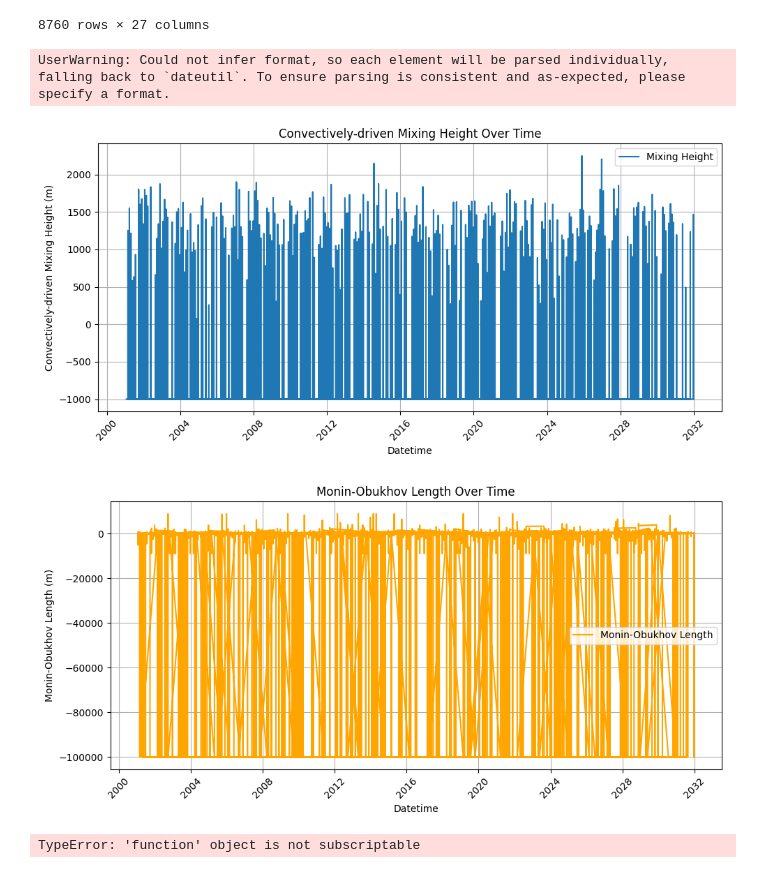
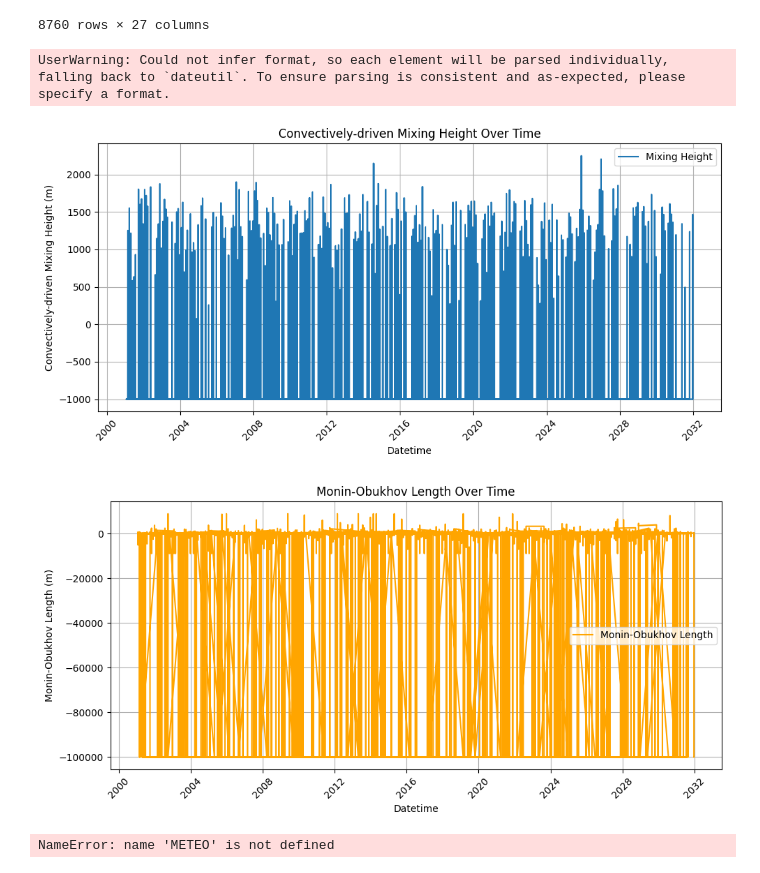
Before and after one commit to anapietroski/Controle_AnaPietroski, a Jupyter notebook: Atividade02_Ana_e_Barbara.ipynb, the cells around one changed output. Cells and saved outputs as stored; diff of their text form; code cells hidden in the pictures.

```diff
--- a/Atividade02_Ana_e_Barbara.ipynb
+++ b/Atividade02_Ana_e_Barbara.ipynb
@@ -654,41 +654,47 @@ df['datetime'] = df.apply(lambda row: f"{convert_year(row['year'])}-{row['month'
 df['datetime'] = pd.to_datetime(df['datetime'])
 
 # Ajustar datas onde a hora foi 00 para o próximo dia
-df.loc[df['hour'] == 24, 'datetime'] += pd.Timedelta(days=1)
+df.loc[df['hour'] == 2024, 'datetime'] += pd.Timedelta(days=1)
 
 # Configurar o índice como datetime
 df.set_index('datetime', inplace=True)
 
 # Plotando a coluna "mixing_height" em relação à coluna datetime
 plt.figure(figsize=(10, 5))
 plt.plot(df.index, df['mixing_height'], label='Mixing Height')
 plt.xlabel('Datetime')
 plt.ylabel('Convectively-driven Mixing Height (m)')
 plt.title('Convectively-driven Mixing Height Over Time')
 plt.xticks(rotation=45)
 plt.tight_layout()
 plt.legend()
 plt.grid(True)
 plt.show()
 
 # Plotando a coluna "Monin-Obukhov" em relação à coluna datetime
 plt.figure(figsize=(10, 5))
 plt.plot(df.index, df['Monin-Obukhov'], label='Monin-Obukhov Length', color='orange')
 plt.xlabel('Datetime')
 plt.ylabel('Monin-Obukhov Length (m)')
 plt.title('Monin-Obukhov Length Over Time')
 plt.xticks(rotation=45)
 plt.tight_layout()
 plt.legend()
 plt.grid(True)
 plt.show()
 # %% [output]
 UserWarning: Could not infer format, so each element will be parsed individually, falling back to `dateutil`. To ensure parsing is consistent and as-expected, please specify a format.
-[figure, old version]
+[figure, new version]
-[figure, old version]
+[figure, new version]
 # %%
+# Caminho para o arquivo CSV
+caminho = r'C:\Users\anaju\OneDrive\Documentos\GitHub\Controle_AnaPietroski\inputs\ezAermet\METEO.csv'
+
+# Abrir o arquivo CSV como um DataFrame do pandas, especificando o encoding
+df = pd.read_csv(caminho)
+
 # Convertendo data e hora para datetime
-meteo['datetime'] = pd.to_datetime(meteo[['year', 'month', 'day', 'hour']])
+METEO['datetime'] = pd.to_datetime(METEO['year', 'month', 'day', 'hour'])
 
 # Filtrando dados de 2023
 meteo = meteo[meteo['year'] == 2023]
@@ -726,4 +732,4 @@ plt.legend()
 plt.grid(True)
 plt.show()
 # %% [output]
-TypeError: 'function' object is not subscriptable
+NameError: name 'METEO' is not defined
```
Also changed, not shown: parts of 1 cell of this notebook.
